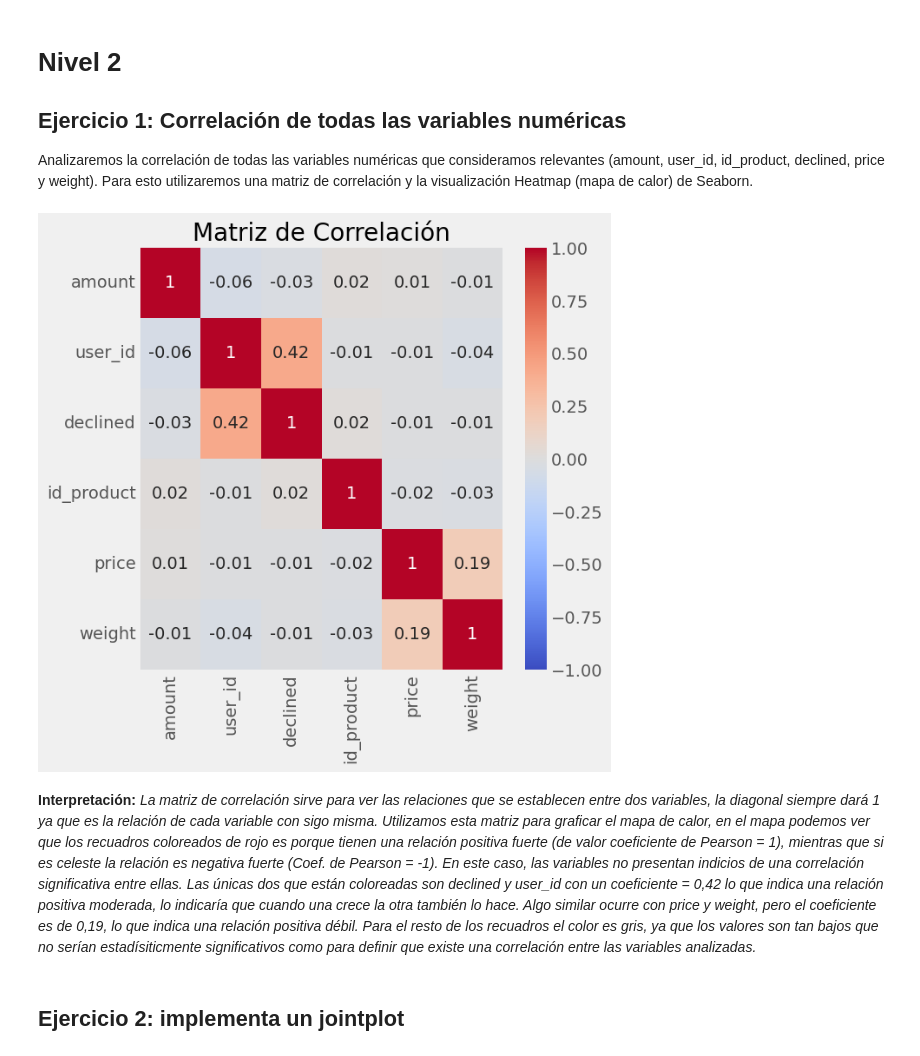
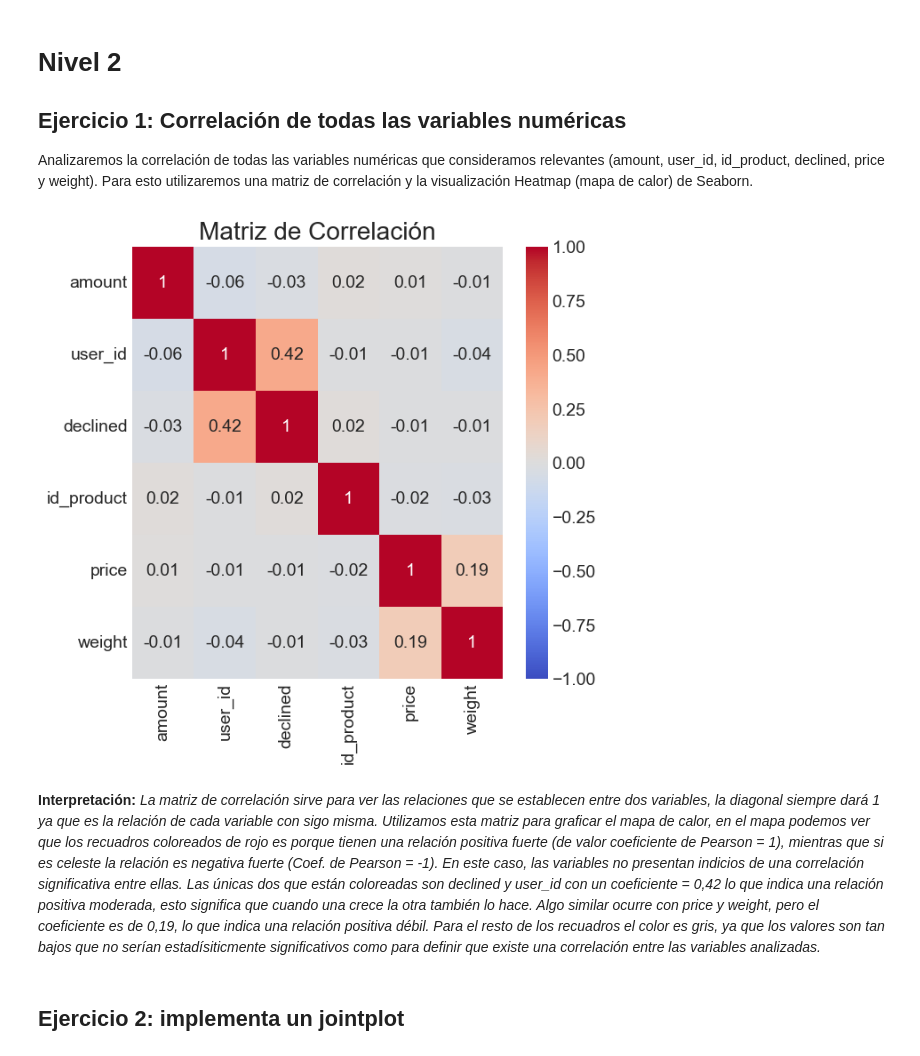
Before and after one commit to micagiaroli/08.01, a Jupyter notebook: Giaroli - Sprint 8.1.ipynb, the cells around one changed output. Cells and saved outputs as stored; diff of their text form; code cells hidden in the pictures.

```diff
--- a/Giaroli - Sprint 8.1.ipynb
+++ b/Giaroli - Sprint 8.1.ipynb
@@ -92,8 +92,9 @@ Seleccionamos un histograma de frecuencia para poder ver el id de los productos
 # Importamos librerías
 import matplotlib.pyplot as plt
 import pandas as pd
+import seaborn as sns
 
-plt.style.use('ggplot') #damos formato de estilo al gráfico
+sns.set_style('ticks') # damos formato el estilo de los gráficos
 
 # Obtenemos los datos de los campos 'id_product' de la tabla 'product_per_transactions'
 id_product = df['products_per_transactions']['id_product']
@@ -104,7 +105,7 @@ product_counts = id_product.value_counts().sort_index()
 # Creamos una variable para darle color sólo para los id de producto que se hayan vendido más de 60 unidades
 color = ['lightgreen' if count > 60 else 'salmon'for count in product_counts]
 
-# Creamos el gráfico de líneas
+# Creamos el gráfico de barras
 product_counts.plot(kind='bar', color = color)
 
 # Añadimos etiquetas y título
@@ -226,7 +199,6 @@ Para visualizar la participación de cada país haremos un gráfico de pastel.
 # %%
 import matplotlib.pyplot as plt
 import pandas as pd
-plt.style.use("fivethirtyeight")  #damos formato de estilo al gráfico
 
 transactions = df['transactions']
 companies =df['companies']
@@ -243,7 +215,7 @@ plt.pie(transacciones_por_pais,
         labels=transacciones_por_pais.index, #etiquetas según el índice de la variable transacciones_por_pais (sería país)
         autopct='%1.1f%%',  #formato del número, float, con un decimal y símbolo de porcentaje
         startangle=140,     #ángulo donde comienza a dibujarse el pastel
-        textprops={'fontsize': 8},    #tamaño del texto
+        textprops={'fontsize': 8.5},    #tamaño del texto
         pctdistance=0.9,                #distancia de los porcentajes
         labeldistance=1.2)              #distancia de las etiquetas
 
@@ -378,43 +350,37 @@ import matplotlib.pyplot as plt
 products = df['products']
 ppt = df['products_per_transactions']
 transactions = df['transactions']
 
 # Unimos los DataFrames
 products_ppt = pd.merge(products, ppt, left_on='id', right_on='id_product')
 merged = pd.merge(products_ppt, transactions, left_on='id_transaction', right_on='id')
 
 # Como queremos visualizar 'precio' la transaformamos quitando el signo $ para que sea una variable numérica
 merged['price'] = merged['price'].replace(r'[\$]', '', regex=True).astype(float)
 
 # Seleccionamos los campos que queremos analizar
 seleccion = merged[['amount', 'user_id','declined', 'id_product', 'price', 'weight']]
 
 # Primero calculamos la matriz de correlación, redondeamos a 2 decimales
 matriz_correlacion = seleccion.corr().round(2)
 
-"""
-# Imprimimos la matriz de correlación porque tenemos algún error en el código, lo corregimos
-print('Matriz de correlación:')
-print(matriz_correlacion)
-"""
-
 # Configuramos el tamaño del gráfico
 plt.figure(figsize=(6, 6))
 
 # Creamos el heatmap
 sns.heatmap(matriz_correlacion,
             annot=True,      #annot=true añade los valores a los recuadros
             cmap='coolwarm', # con esto le damos el estilo de colores
             vmin=-1, vmax=1) # establecemos valores máximos y mínimos para que coincida con el coeficiente de correlación
 
 # Mostramos el gráfico
 plt.title('Matriz de Correlación')
 plt.show()
 # %% [output]
-[figure, old version]
+[figure, new version]
 # %% [markdown]
 **Interpretación:** *La matriz de correlación sirve para ver las relaciones que se establecen entre dos variables, la diagonal siempre dará 1 ya que es la relación de cada variable con sigo misma. Utilizamos esta matriz para graficar el mapa de calor, en el mapa podemos ver que los recuadros coloreados de rojo es porque tienen una relación positiva fuerte (de valor coeficiente de Pearson = 1), mientras que si es celeste la relación es negativa fuerte (Coef. de Pearson = -1).
-En este caso, las variables no presentan indicios de una correlación significativa entre ellas. Las únicas dos que están coloreadas son declined y user_id con un coeficiente = 0,42 lo que indica una relación positiva moderada, lo indicaría que cuando una crece la otra también lo hace. Algo similar ocurre con price y weight, pero el coeficiente es de 0,19, lo que indica una relación positiva débil. Para el resto de los recuadros el color es gris, ya que los valores son tan bajos que no serían estadísiticmente significativos como para definir que existe una correlación entre las variables analizadas.*
+En este caso, las variables no presentan indicios de una correlación significativa entre ellas. Las únicas dos que están coloreadas son declined y user_id con un coeficiente = 0,42 lo que indica una relación positiva moderada, esto significa que cuando una crece la otra también lo hace. Algo similar ocurre con price y weight, pero el coeficiente es de 0,19, lo que indica una relación positiva débil. Para el resto de los recuadros el color es gris, ya que los valores son tan bajos que no serían estadísiticmente significativos como para definir que existe una correlación entre las variables analizadas.*
 # %% [markdown]
 ## Ejercicio 2: implementa un jointplot
 # %% [markdown]
```
Also changed, not shown: parts of 19 cells of this notebook.
